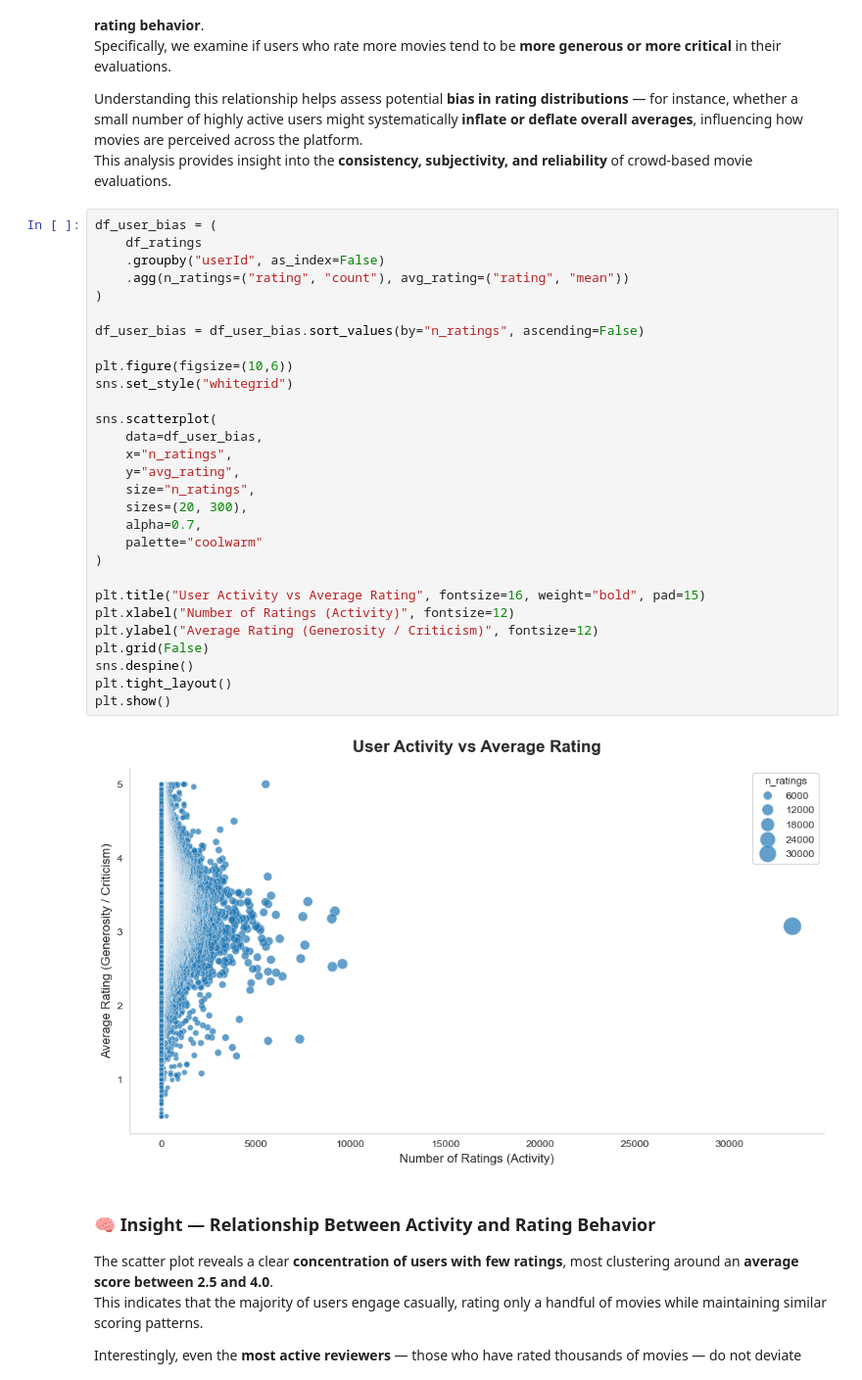
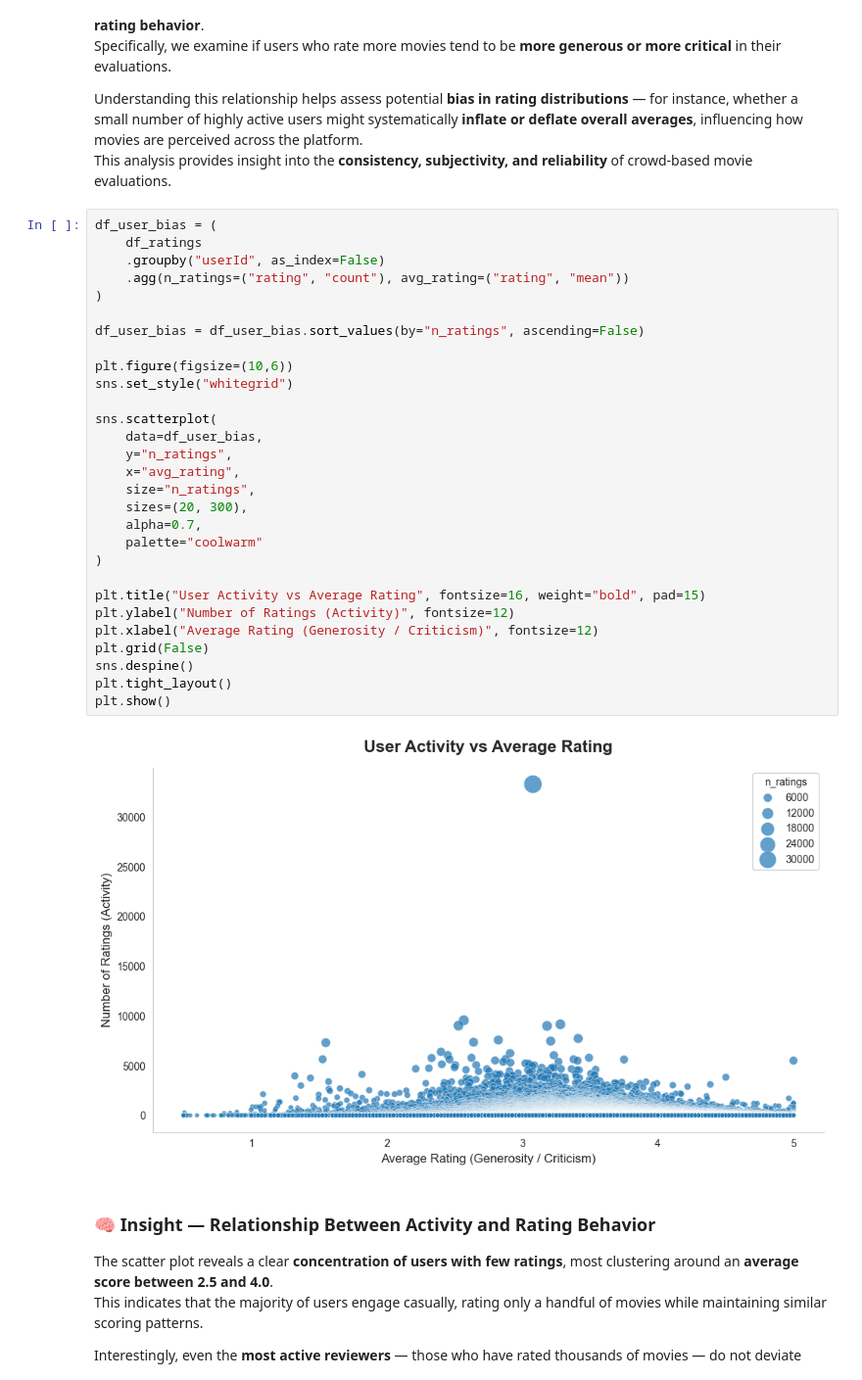
Before and after one commit to ritamaravilhamarques/BDF25_7, a Jupyter notebook: BDF25_7_data/big_data/ml-32m/Notebook.ipynb, the cells around one changed output. Shown at 98% size. Drawn from its saved outputs; the diff is of its cells as text.

```diff
--- a/BDF25_7_data/big_data/ml-32m/Notebook.ipynb
+++ b/BDF25_7_data/big_data/ml-32m/Notebook.ipynb
@@ -860,34 +871,34 @@ This analysis provides insight into the **consistency, subjectivity, and reliabi
 # %%
 df_user_bias = (
     df_ratings
     .groupby("userId", as_index=False)
     .agg(n_ratings=("rating", "count"), avg_rating=("rating", "mean"))
 )
 
 df_user_bias = df_user_bias.sort_values(by="n_ratings", ascending=False)
 
 plt.figure(figsize=(10,6))
 sns.set_style("whitegrid")
 
 sns.scatterplot(
     data=df_user_bias,
-    x="n_ratings",
-    y="avg_rating",
+    y="n_ratings",
+    x="avg_rating",
     size="n_ratings",
     sizes=(20, 300),
     alpha=0.7,
     palette="coolwarm"
 )
 
 plt.title("User Activity vs Average Rating", fontsize=16, weight="bold", pad=15)
-plt.xlabel("Number of Ratings (Activity)", fontsize=12)
-plt.ylabel("Average Rating (Generosity / Criticism)", fontsize=12)
+plt.ylabel("Number of Ratings (Activity)", fontsize=12)
+plt.xlabel("Average Rating (Generosity / Criticism)", fontsize=12)
 plt.grid(False)
 sns.despine()
 plt.tight_layout()
 plt.show()
 # %% [output]
-[figure, old version]
+[figure, new version]
 # %% [markdown]
 ### 🧠 **Insight — Relationship Between Activity and Rating Behavior**
 
```
Also changed, not shown: parts of 29 cells of this notebook.
